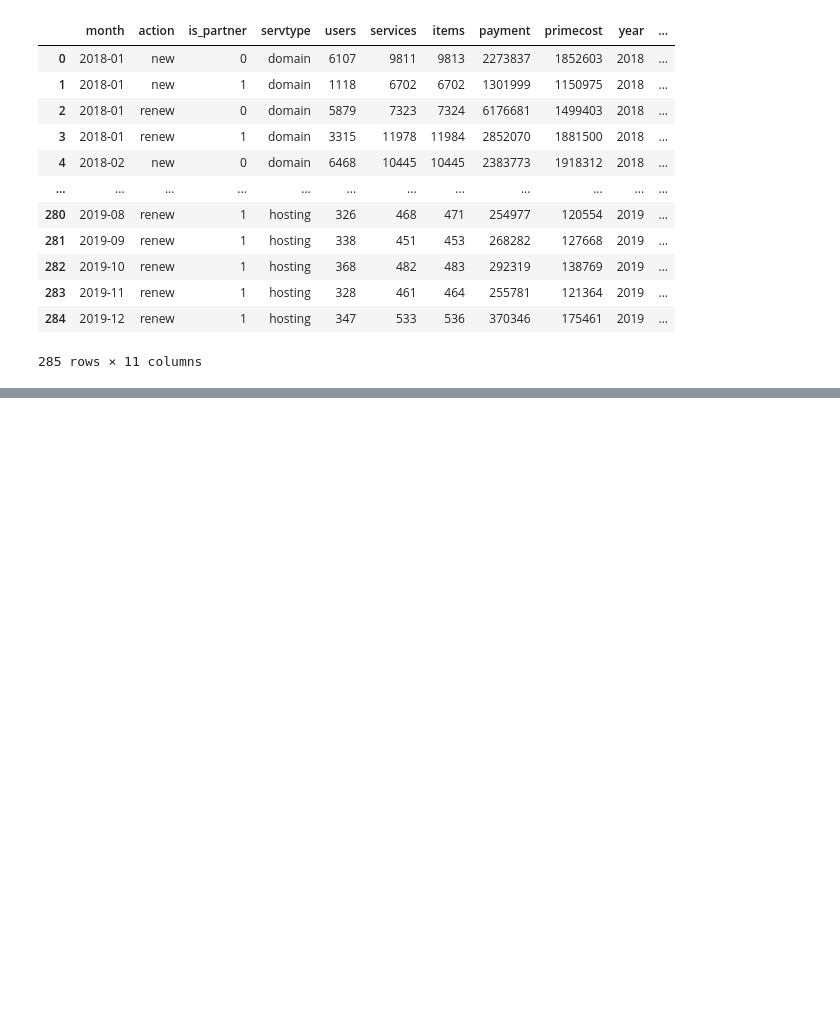
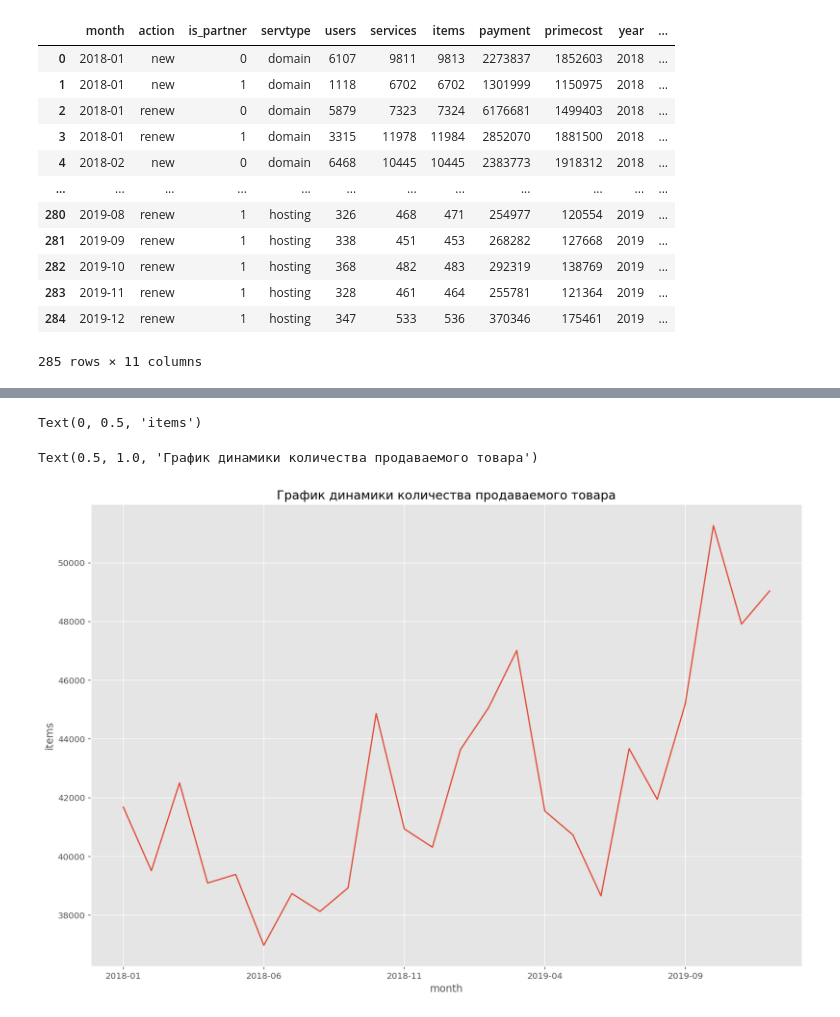
Before and after one commit to yukontaf/NRepo, a Jupyter notebook: RegRU.ipynb, the cells around one changed output, grey strips where cells are left out. Cells and saved outputs as stored; diff of their text form; code cells hidden in the pictures; blank space fills up the shorter version.

```diff
--- a/RegRU.ipynb
+++ b/RegRU.ipynb
@@ -64,2 +70,10 @@ t.rolling(3).mean()
+# %%
+p = df.groupby(['month']).sum()['items'].plot()
+p.set_ylabel('items')
+plt.title('График динамики количества продаваемого товара')
+# %% [output]
+Text(0, 0.5, 'items')
+Text(0.5, 1.0, 'График динамики количества продаваемого товара')
+[figure, added]
 # %%
 t = df.groupby(["is_partner", "year", "servtype"]).sum()[
```
Also changed, not shown: parts of 20 cells of this notebook, 7 other files.
